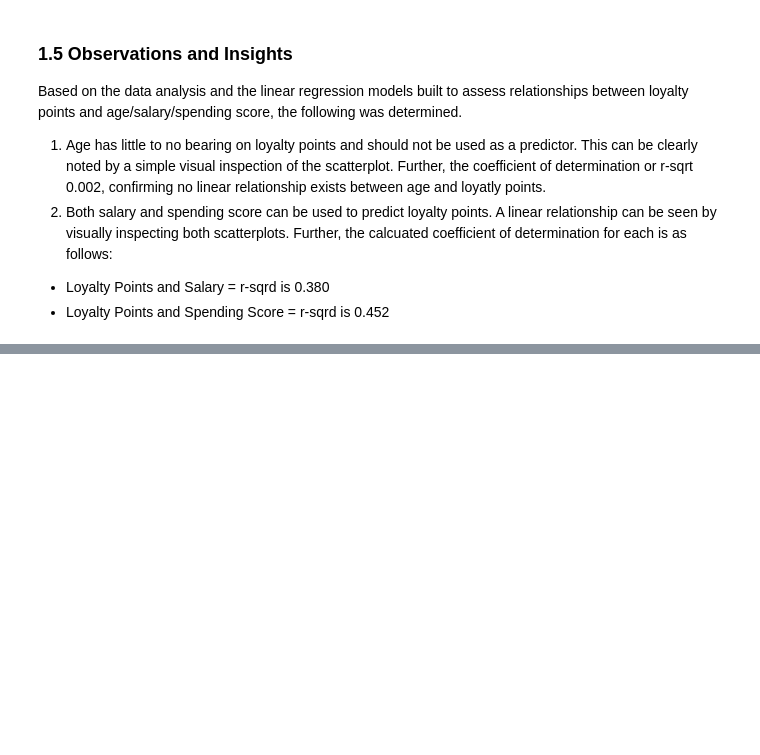
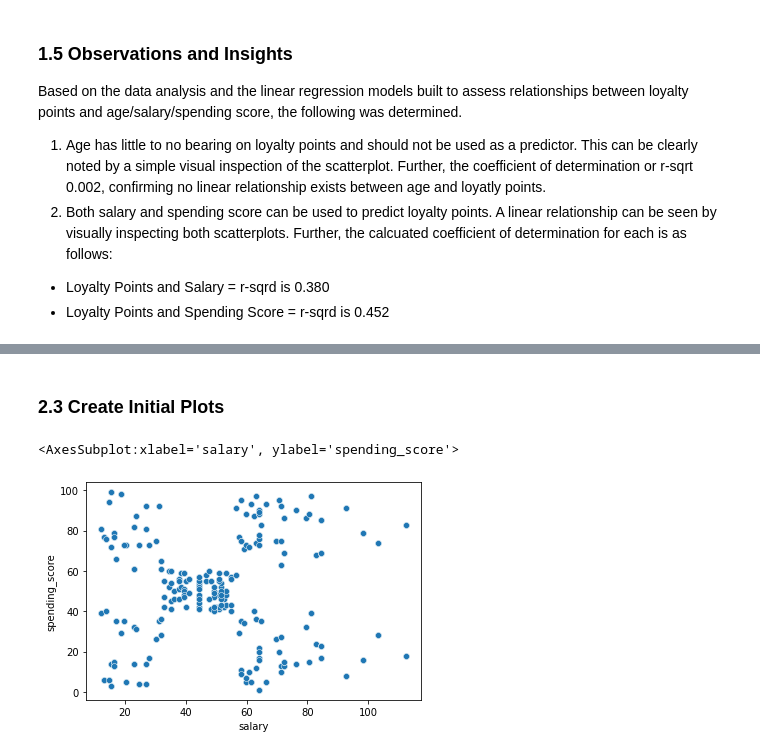
Before and after one commit to rabuhassan/LSE_DA301_Assignment_Turtle_Games, a Jupyter notebook: LSE_DA301_assignment_JupyterNotebook_Rachid_Abu-Hassan.ipynb, the cells around one changed output, grey strips where cells are left out. Cells and saved outputs as stored; diff of their text form; code cells hidden in the pictures; blank space fills up the shorter version.

```diff
--- a/LSE_DA301_assignment_JupyterNotebook_Rachid_Abu-Hassan.ipynb
+++ b/LSE_DA301_assignment_JupyterNotebook_Rachid_Abu-Hassan.ipynb
@@ -436,0 +452,4 @@ Based on the data analysis and the linear regression models built to assess rela
+# %%
+# Load the 'reviews_clean' database and create the DataFrame df2.
+df2 = pd.read_csv('reviews_clean.csv',
+                  index_col=None)
@@ -436,0 +468,6 @@ Based on the data analysis and the linear regression models built to assess rela
+# %%
+# Drop all columns except 'salary' and 'spending_score'.
+df2.drop(['Unnamed: 0', 'gender', 'age', 'loyalty_points', 'education', 'product', 'review', 'summary'],
+             axis=1,
+             inplace=True)
+df2.head()
@@ -436,0 +506,10 @@ Based on the data analysis and the linear regression models built to assess rela
+# %% [markdown]
+### 2.3 Create Initial Plots
+# %%
+# Create a scatterplot with Seaborn.
+sns.scatterplot(x='salary',
+                y='spending_score',
+                data=df2)
+# %% [output]
+<AxesSubplot:xlabel='salary', ylabel='spending_score'>
+[figure, added]
```
Also changed, not shown: parts of 37 cells of this notebook, 1 other file.
